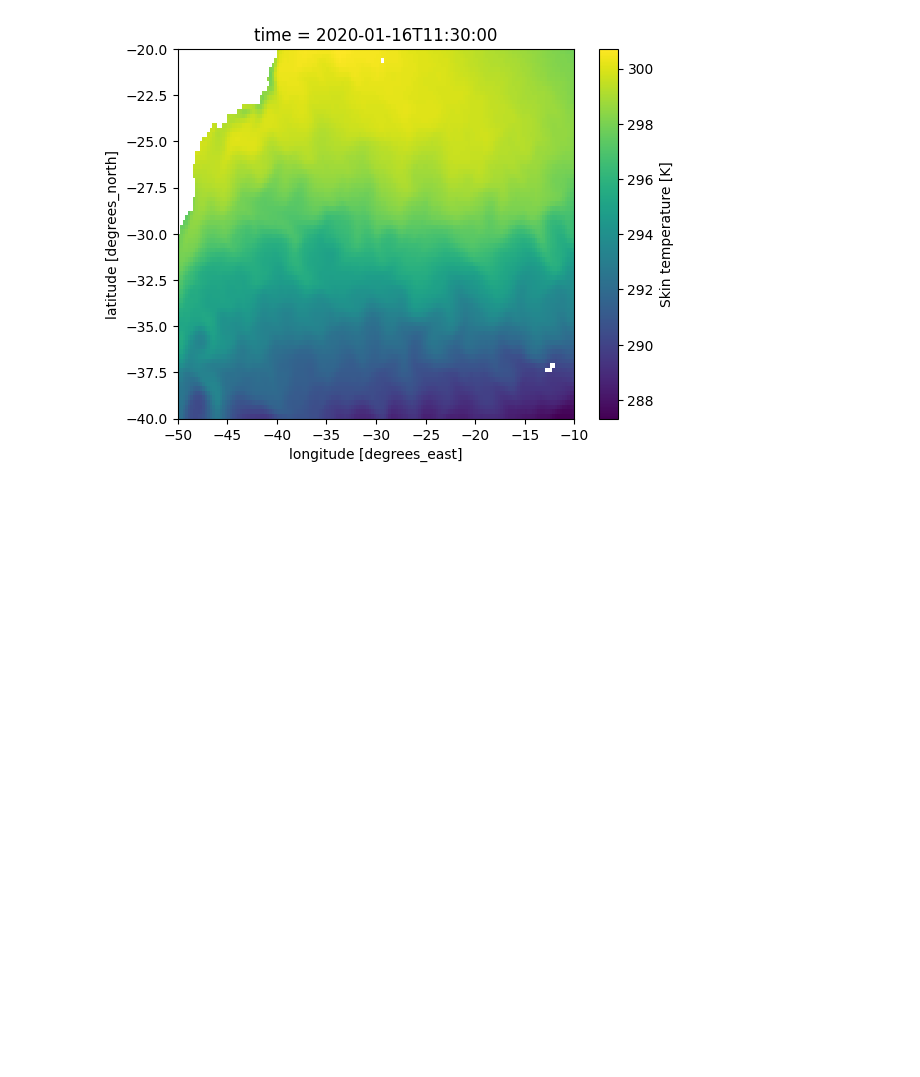
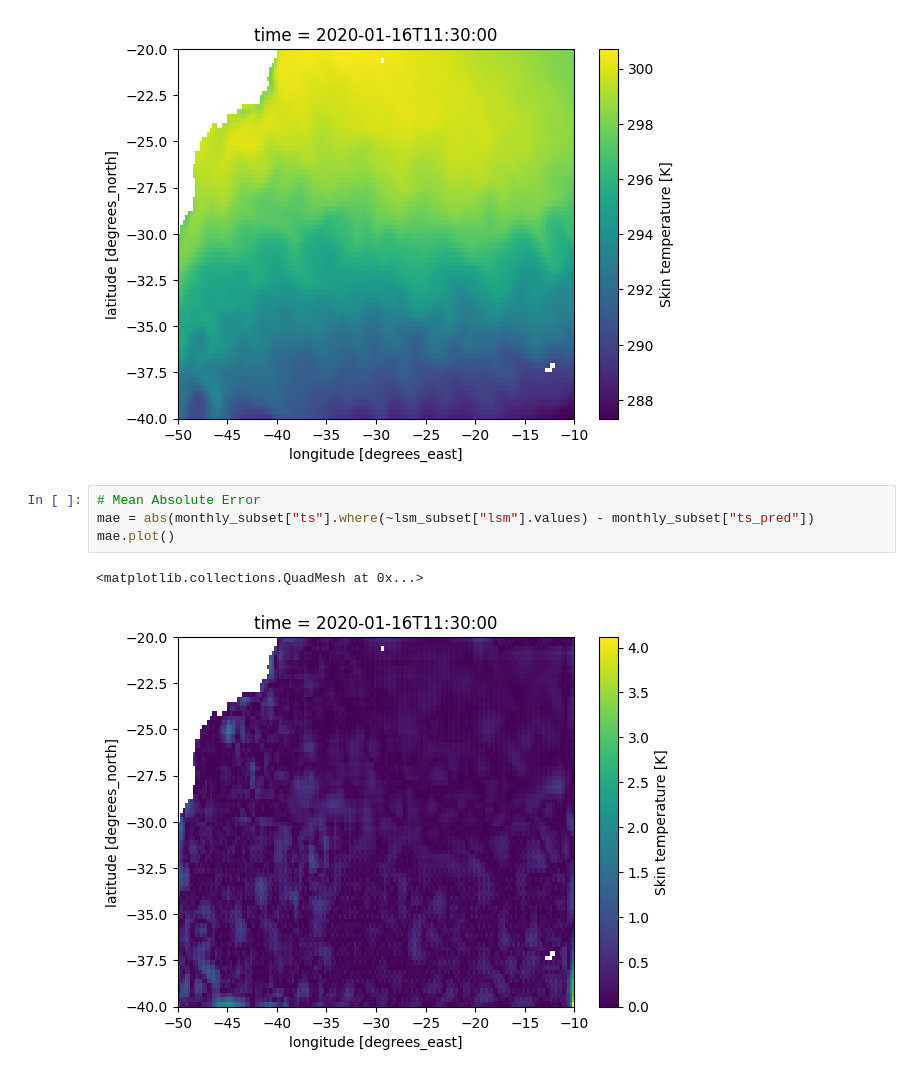
Before and after one commit to ESMValGroup/ClimaNet, a Jupyter notebook: notebooks/example.ipynb, the cells around one changed output. Cells and saved outputs as stored; diff of their text form; blank space fills up the shorter version.

Commit message:
add mae plot to nb

```diff
--- a/notebooks/example.ipynb
+++ b/notebooks/example.ipynb
@@ -124,3 +125,10 @@ monthly_subset["ts"].where(~lsm_subset["lsm"].values).plot()
 # %% [output]
 <matplotlib.collections.QuadMesh at 0x...>
 [figure]
+# %%
+# Mean Absolute Error
+mae = abs(monthly_subset["ts"].where(~lsm_subset["lsm"].values) - monthly_subset["ts_pred"])
+mae.plot()
+# %% [output]
+<matplotlib.collections.QuadMesh at 0x...>
+[figure, added]
```
Also changed, not shown: parts of 2 cells of this notebook.
